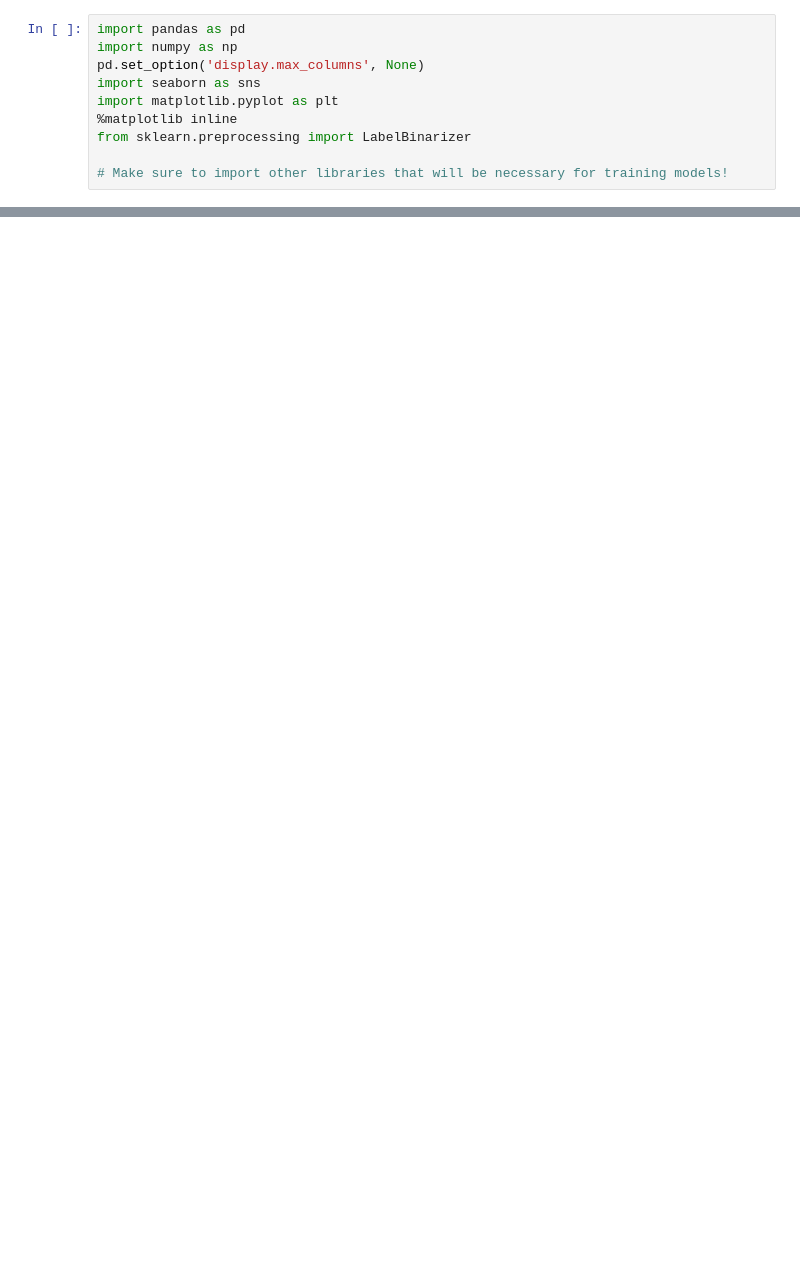
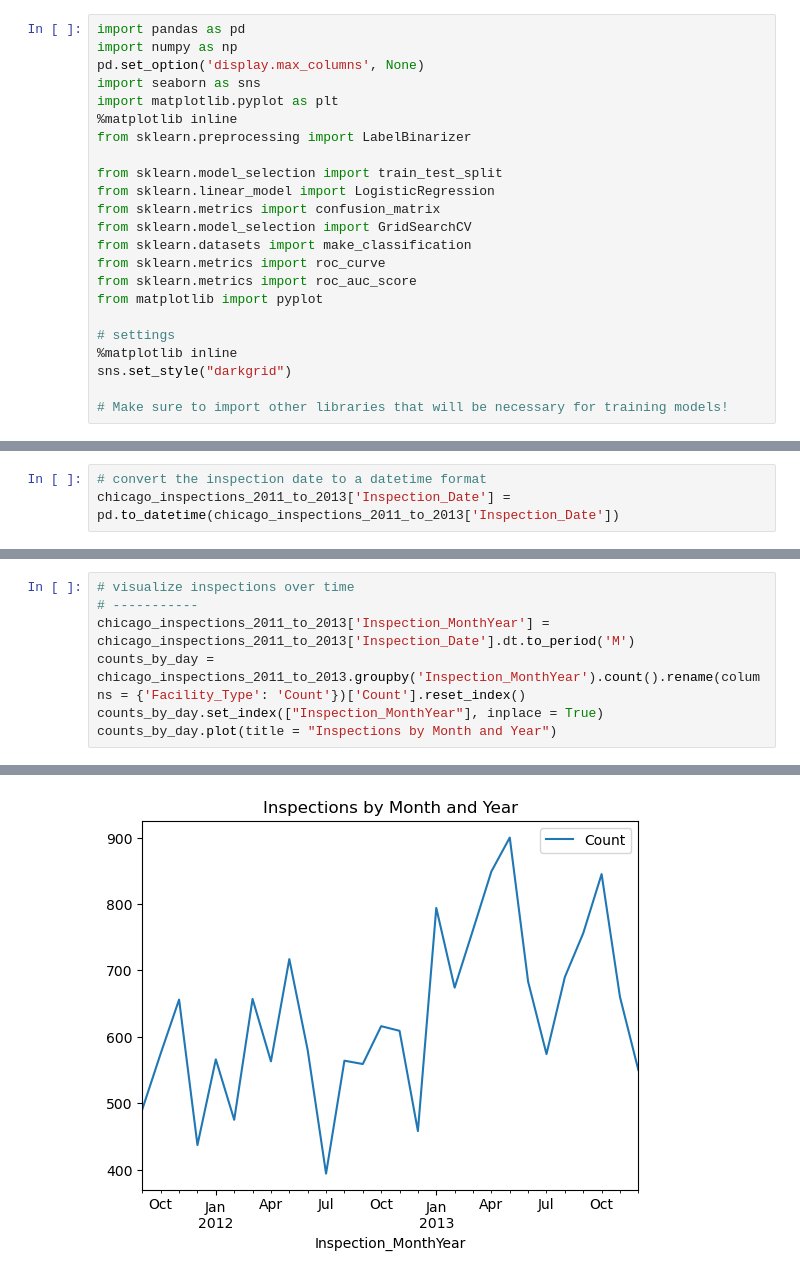
Before and after one commit to axmwu/computational-social-science-projects, a Jupyter notebook: project-3/project-3.ipynb, the cells around one changed output, grey strips where cells are left out. Saved outputs shown, nothing was run; the diff lists cells and outputs as text; blank space fills up the shorter version.

```diff
--- a/project-3/project-3.ipynb
+++ b/project-3/project-3.ipynb
@@ -15,6 +13,19 @@ import matplotlib.pyplot as plt
 %matplotlib inline
 from sklearn.preprocessing import LabelBinarizer
 
+from sklearn.model_selection import train_test_split
+from sklearn.linear_model import LogisticRegression
+from sklearn.metrics import confusion_matrix
+from sklearn.model_selection import GridSearchCV
+from sklearn.datasets import make_classification
+from sklearn.metrics import roc_curve
+from sklearn.metrics import roc_auc_score
+from matplotlib import pyplot
+
+# settings
+%matplotlib inline
+sns.set_style("darkgrid")
+
 # Make sure to import other libraries that will be necessary for training models!
 # %%
 # Inspections Data 2011 - 2013
@@ -28,0 +106,3 @@ IndentationError: unexpected indent (2877436693.py, line 3)
+# %%
+# convert the inspection date to a datetime format
+chicago_inspections_2011_to_2013['Inspection_Date'] = pd.to_datetime(chicago_inspections_2011_to_2013['Inspection_Date'])
@@ -28,0 +113,8 @@ IndentationError: unexpected indent (2877436693.py, line 3)
+# %%
+# visualize inspections over time
+# -----------
+chicago_inspections_2011_to_2013['Inspection_MonthYear'] = chicago_inspections_2011_to_2013['Inspection_Date'].dt.to_period('M')
+counts_by_day = chicago_inspections_2011_to_2013.groupby('Inspection_MonthYear').count().rename(columns = {'Facility_Type': 'Count'})['Count'].reset_index()
+counts_by_day.set_index(["Inspection_MonthYear"], inplace = True)
+counts_by_day.plot(title = "Inspections by Month and Year")
+# %% [output]
@@ -28,0 +122 @@ IndentationError: unexpected indent (2877436693.py, line 3)
+[figure, added]
```
Also changed, not shown: parts of 31 cells of this notebook.
